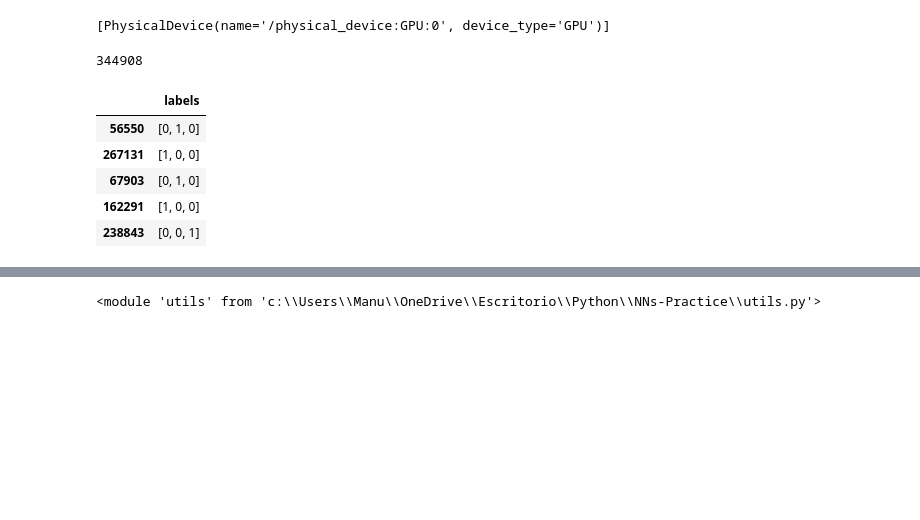
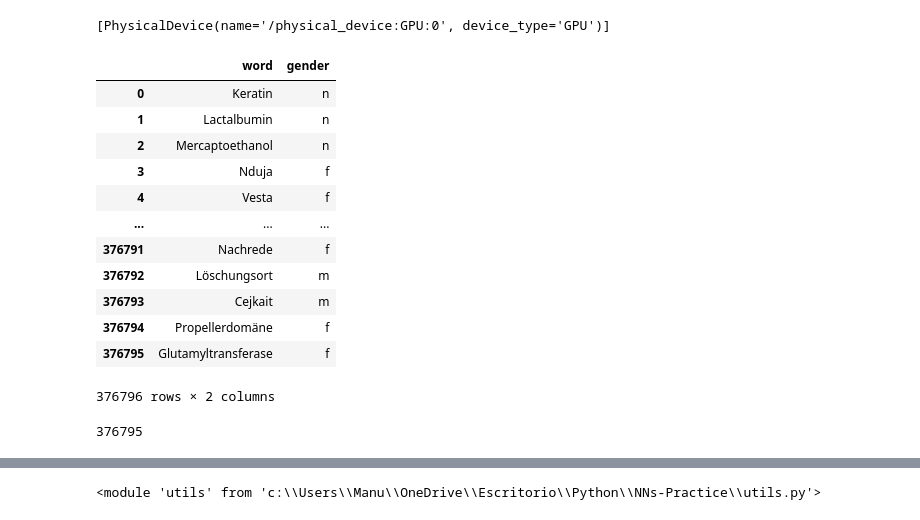
Before and after one commit to manutorrente/German-nouns-gender-classification-with-Neural-Networks, a Jupyter notebook: lstm_model.ipynb, the cells around one changed output, grey strips where cells are left out. Cells and saved outputs as stored; diff of their text form; code cells hidden in the pictures; blank space fills up the shorter version.

```diff
--- a/lstm_model.ipynb
+++ b/lstm_model.ipynb
@@ -14,22 +14,40 @@ tf.config.list_physical_devices('GPU')
 [PhysicalDevice(name='/physical_device:GPU:0', device_type='GPU')]
 # %%
 dataset = load_data_from_csv('dataset.csv')
+dataset
+# %% [output]
+|  | word | gender |
+| 0 | Keratin | n |
+| 1 | Lactalbumin | n |
+| 2 | Mercaptoethanol | n |
+| 3 | Nduja | f |
+| 4 | Vesta | f |
+| ... | ... | ... |
+| 376791 | Nachrede | f |
+| 376792 | Löschungsort | m |
+| 376793 | Cejkait | m |
+| 376794 | Propellerdomäne | f |
+| 376795 | Glutamyltransferase | f |
+376796 rows × 2 columns
 # %%
 from utils import wordToSequence, generate_classification_labels, german_characters
 from functools import partial
 
-max_characters = 28
+max_characters = 7
 
 possible_classes = ['m', 'f', 'n']
 
 def flatten(list_of_lists):
     return [item for sublist in list_of_lists for item in sublist]
 
+def crop_word(word, max_length):
+    return word[-max_length:]
+
 def preprocessing(chunk):
+    chunk.dropna(inplace=True)
     chunk['word'] = chunk['word'].str.lower()
-    chunk = chunk[chunk['word'].str.len() < max_characters]
-    chunk.dropna(inplace=True)
-    chunk['sequence'] = chunk['word'].map(partial(wordToSequence, possible_characters=german_characters, set_length = max_characters))
+    chunk['word'] = chunk['word'].apply(lambda x: crop_word(x, max_characters))
+    chunk['sequence'] = chunk['word'].map(partial(wordToSequence, possible_characters=german_characters, set_length=max_characters))
     chunk['labels'] = chunk['gender'].map(partial(generate_classification_labels, classes=possible_classes))
     chunk['labels'] = chunk['labels'].map(flatten)
     return chunk
@@ -37,20 +55,11 @@ def preprocessing(chunk):
 dataset = preprocessing(dataset)
 len(dataset)
 # %% [output]
-344908
+376795
 # %%
 from utils import split_data
 
 train_x, train_y, val_x, val_y, test_x, test_y = split_data(dataset, ['sequence'], ['labels'])
-
-train_y.head()
-# %% [output]
-|  | labels |
-| 56550 | [0, 1, 0] |
-| 267131 | [1, 0, 0] |
-| 67903 | [0, 1, 0] |
-| 162291 | [1, 0, 0] |
-| 238843 | [0, 0, 1] |
 # %%
 
 
```
Also changed, not shown: parts of 8 cells of this notebook, 8 other files.
